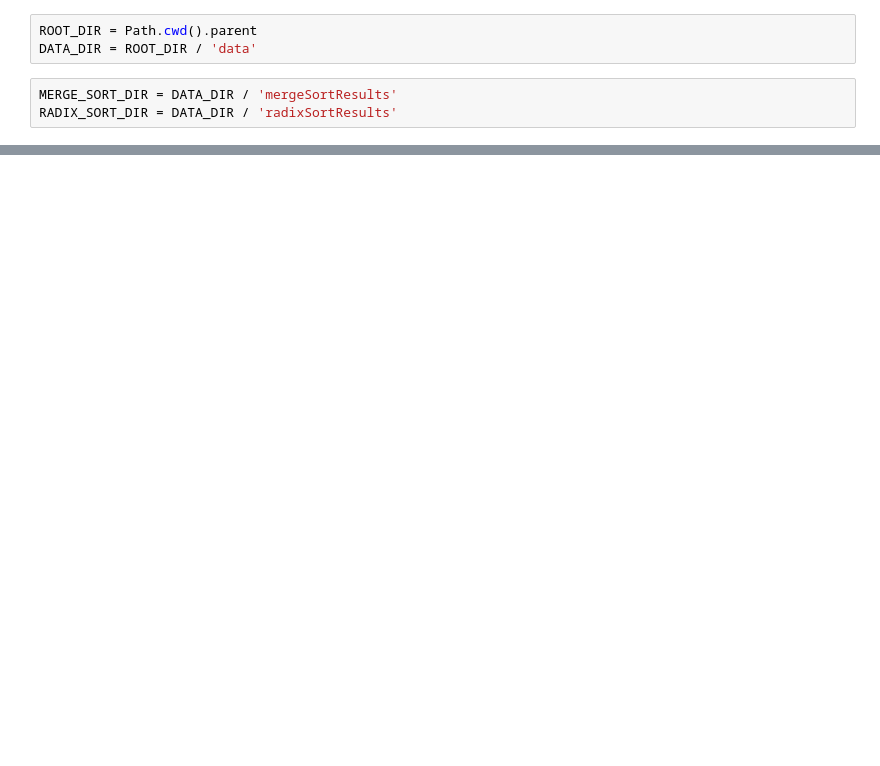
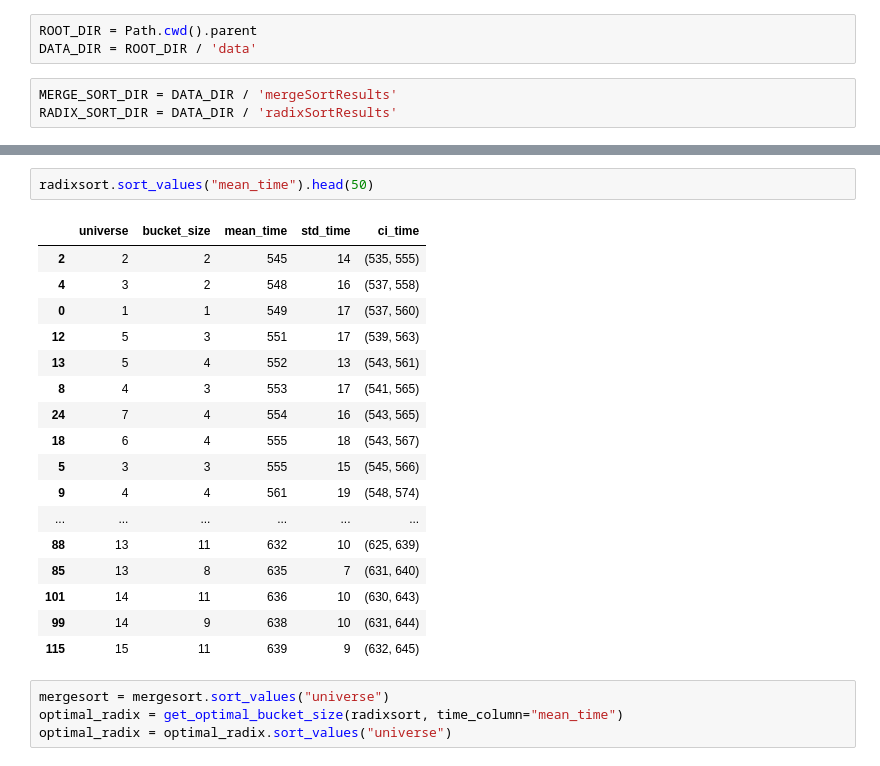
Before and after one commit to pabloskewes/diseno-y-analisis-de-algoritmos, a Jupyter notebook: tarea2/report/analisis.ipynb, the cells around one changed output, grey strips where cells are left out. Cells and saved outputs as stored; diff of their text form; blank space fills up the shorter version.

```diff
--- a/tarea2/report/analisis.ipynb
+++ b/tarea2/report/analisis.ipynb
@@ -29,0 +127,24 @@ mergesort.head()
+# %%
+radixsort.sort_values("mean_time").head(50)
+# %% [output]
+|  | universe | bucket_size | mean_time | std_time | ci_time |
+| 2 | 2 | 2 | 545 | 14 | (535, 555) |
+| 4 | 3 | 2 | 548 | 16 | (537, 558) |
+| 0 | 1 | 1 | 549 | 17 | (537, 560) |
+| 12 | 5 | 3 | 551 | 17 | (539, 563) |
+| 13 | 5 | 4 | 552 | 13 | (543, 561) |
+| 8 | 4 | 3 | 553 | 17 | (541, 565) |
+| 24 | 7 | 4 | 554 | 16 | (543, 565) |
+| 18 | 6 | 4 | 555 | 18 | (543, 567) |
+| 5 | 3 | 3 | 555 | 15 | (545, 566) |
+| 9 | 4 | 4 | 561 | 19 | (548, 574) |
+| ... | ... | ... | ... | ... | ... |
+| 88 | 13 | 11 | 632 | 10 | (625, 639) |
+| 85 | 13 | 8 | 635 | 7 | (631, 640) |
+| 101 | 14 | 11 | 636 | 10 | (630, 643) |
+| 99 | 14 | 9 | 638 | 10 | (631, 644) |
+| 115 | 15 | 11 | 639 | 9 | (632, 645) |
+# %%
+mergesort = mergesort.sort_values("universe")
+optimal_radix = get_optimal_bucket_size(radixsort, time_column="mean_time")
+optimal_radix = optimal_radix.sort_values("universe")
```
Also changed, not shown: parts of 10 cells of this notebook, 2 other files.
